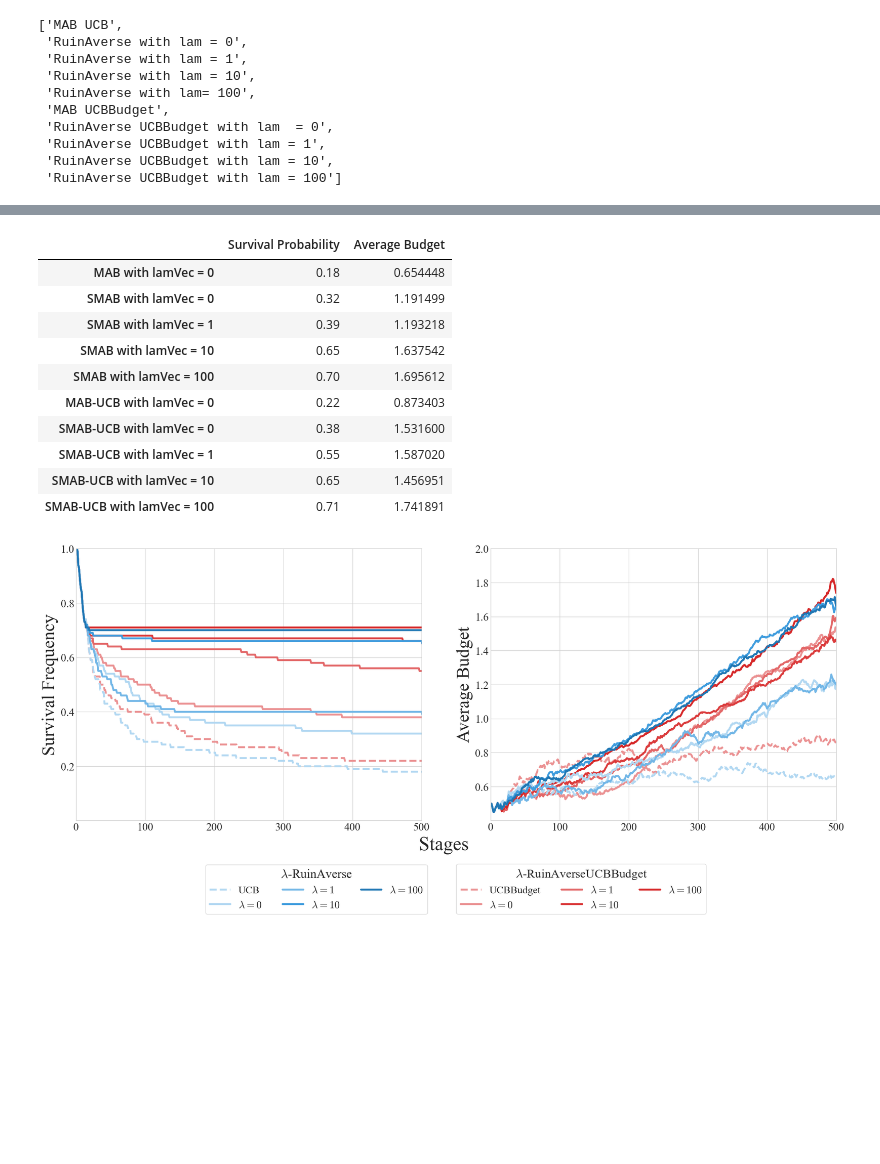
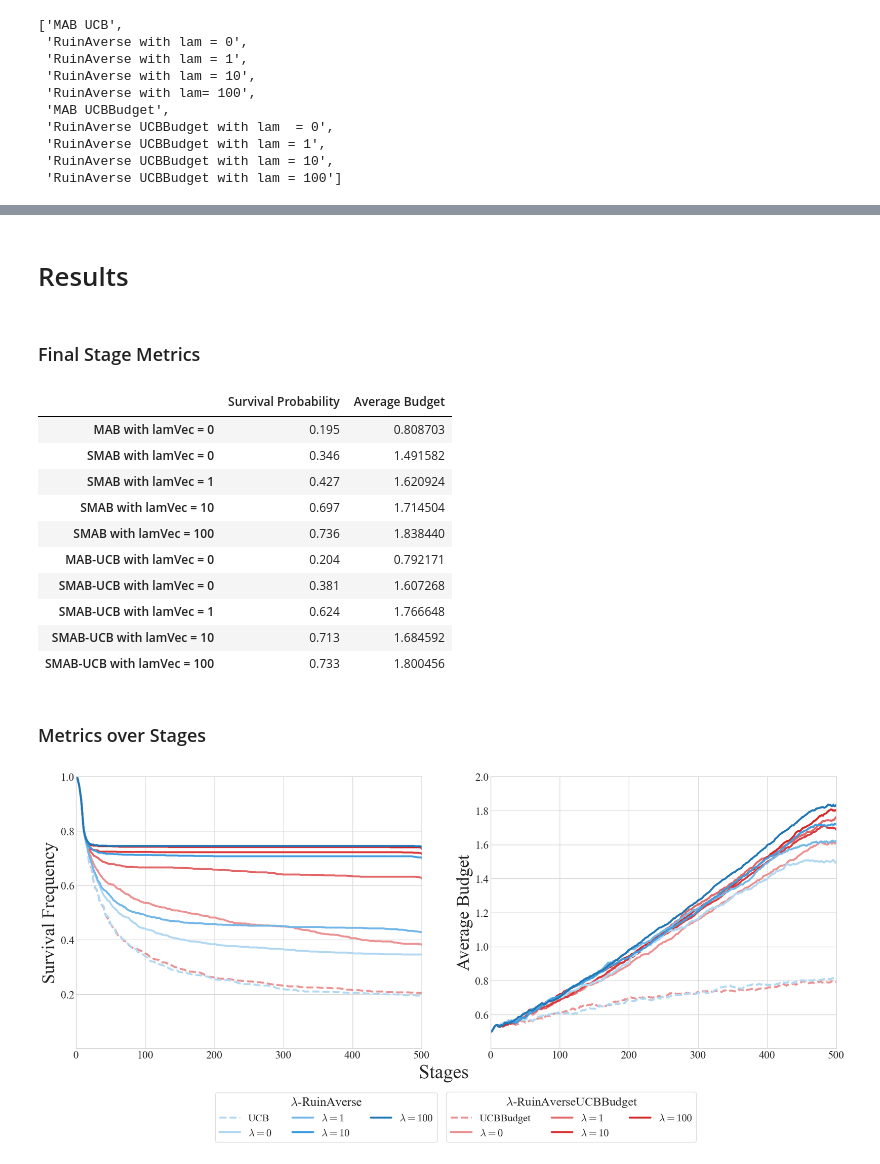
Before and after one commit to pverout/SMABbandit, a Jupyter notebook: UCB Bandit 2.3.ipynb, the cells around one changed output, grey strips where cells are left out. Saved outputs shown, nothing was run; the diff lists cells and outputs as text; code cells hidden in the pictures; blank space fills up the shorter version.

```diff
--- a/UCB Bandit 2.3.ipynb
+++ b/UCB Bandit 2.3.ipynb
@@ -146,5 +148,5 @@ descrList
 # %%
-trials = 100
+trials = 1000
 seedoffset = 321
 lamVec = np.array([0,0,1,10,100])
 resultsMat = [[0]*10,[0]*10]
@@ -192,20 +194,24 @@ averageBudget = np.zeros(10)
 for j in range(10):
     survivalProb[j] = sum(resultsMat[0][j] == (nplays + 1)) / trials
     averageBudget[j] = np.mean(resultsMat[1][j][:,500])
+# %% [markdown]
+# Results
+# %% [markdown]
+### Final Stage Metrics
 # %%
 pd.DataFrame(np.transpose(np.array([survivalProb,averageBudget])),descList,columns = ["Survival Probability", "Average Budget"])
 # %% [output]
 |  | Survival Probability | Average Budget |
-| MAB with lamVec = 0 | 0.18 | 0.654448 |
-| SMAB with lamVec = 0 | 0.32 | 1.191499 |
-| SMAB with lamVec = 1 | 0.39 | 1.193218 |
-| SMAB with lamVec = 10 | 0.65 | 1.637542 |
-| SMAB with lamVec = 100 | 0.70 | 1.695612 |
-| MAB-UCB with lamVec = 0 | 0.22 | 0.873403 |
-| SMAB-UCB with lamVec = 0 | 0.38 | 1.531600 |
-| SMAB-UCB with lamVec = 1 | 0.55 | 1.587020 |
-| SMAB-UCB with lamVec = 10 | 0.65 | 1.456951 |
-| SMAB-UCB with lamVec = 100 | 0.71 | 1.741891 |
+| MAB with lamVec = 0 | 0.195 | 0.808703 |
+| SMAB with lamVec = 0 | 0.346 | 1.491582 |
+| SMAB with lamVec = 1 | 0.427 | 1.620924 |
+| SMAB with lamVec = 10 | 0.697 | 1.714504 |
+| SMAB with lamVec = 100 | 0.736 | 1.838440 |
+| MAB-UCB with lamVec = 0 | 0.204 | 0.792171 |
+| SMAB-UCB with lamVec = 0 | 0.381 | 1.607268 |
+| SMAB-UCB with lamVec = 1 | 0.624 | 1.766648 |
+| SMAB-UCB with lamVec = 10 | 0.713 | 1.684592 |
+| SMAB-UCB with lamVec = 100 | 0.733 | 1.800456 |
 # %%
 survList = [0]*10
 for j in range(10):
@@ -214,6 +220,8 @@ for j in range(10):
 for j in range(10):
     for i in range(nplays+1):
         survList[j][i] = sum(resultsMat[0][j] >= (i+1))/len(resultsMat[0][j])
+# %% [markdown]
+### Metrics over Stages
 # %%
 plt.rcParams['font.family'] = 'serif'
 plt.rcParams['font.serif'] = ['Times New Roman']  # or 'Georgia', etc.
@@ -223,8 +231,6 @@ plt.rcParams['mathtext.fontset'] = 'cm'
 
 fig, ax = plt.subplots(1, 2, figsize=(25, 9))
 plt.style.use('seaborn-v0_8-whitegrid')
-
-# Plot 1: Survival Probability
 x = range(1, nplays + 2)
 linewidth = 3.5
 line6, = ax[0].plot(x, survList[5], color=lighten_color('C3', 0.5), linestyle='--', label='UCBBudget', lw=linewidth)
@@ -269,33 +275,33 @@ ax[1].plot(range(1, nplays + 2), np.mean(resultsMat[1][4], axis=0), color='C0',
 
 y2ticks = np.array([0,0.6,0.8,1.0,1.2,1.4,1.6,1.8,2])
 
 ax[1].set_xlim(0, 500)
 ax[1].set_ylabel('Average Budget',fontsize = 33)
 ax[1].set_xticks(xticks)
 ax[1].set_xticklabels(xticks, fontsize = 20)
 
 ax[1].set_yticks(y2ticks)
 ax[1].set_yticklabels(y2ticks, fontsize = 20)
 
 ax[1].set_ylim(0.401, 2)
 
 
 # Add a global legend for the first subplot only
 lines_legend1 = [line1, line2, line3, line4, line5]
 labels_legend1 = [line1.get_label(), line2.get_label(), line3.get_label(), line4.get_label(), line5.get_label()]
 
 lines_legend2 = [line6, line7, line8, line9, line10]
 labels_legend2 = [line6.get_label(), line7.get_label(), line8.get_label(), line9.get_label(), line10.get_label()]
 
 plt.rcParams['font.family'] = 'serif'
 plt.rcParams['font.serif'] = ['Times New Roman']  # or 'Georgia', etc.
 plt.rcParams['mathtext.fontset'] = 'cm'
-fig.legend(lines_legend1, labels_legend1, loc='lower center', bbox_to_anchor=(0.37, -0.17), ncol=3, title = fr'$\lambda$-RuinAverse', title_fontsize = 23, fontsize=19, frameon = True)
-fig.legend(lines_legend2, labels_legend2, loc='lower center', bbox_to_anchor=(0.64, -0.17), ncol=3, title = fr'$\lambda$-RuinAverseUCBBudget', title_fontsize = 22.6, fontsize=19, frameon = True)
+fig.legend(lines_legend1, labels_legend1, loc='lower center', bbox_to_anchor=(0.38, -0.17), ncol=3, title = fr'$\lambda$-RuinAverse', title_fontsize = 23, fontsize=19, frameon = True)
+fig.legend(lines_legend2, labels_legend2, loc='lower center', bbox_to_anchor=(0.63, -0.17), ncol=3, title = fr'$\lambda$-RuinAverseUCBBudget', title_fontsize = 22.6, fontsize=19, frameon = True)
 
 fig.text(0.5, 0.04, 'Stages', ha='center', va='center', fontsize=35)
 #fig.legend(lines_first_subplot, labels_first_subplot, loc='lower center',bbox_to_anchor = (0.5,-0.13), ncol = 5, prop={'size': 22})
 
 plt.show()
 # %% [output]
-[figure, old version]
+[figure, new version]
```
Also changed, not shown: parts of 2 cells of this notebook.
